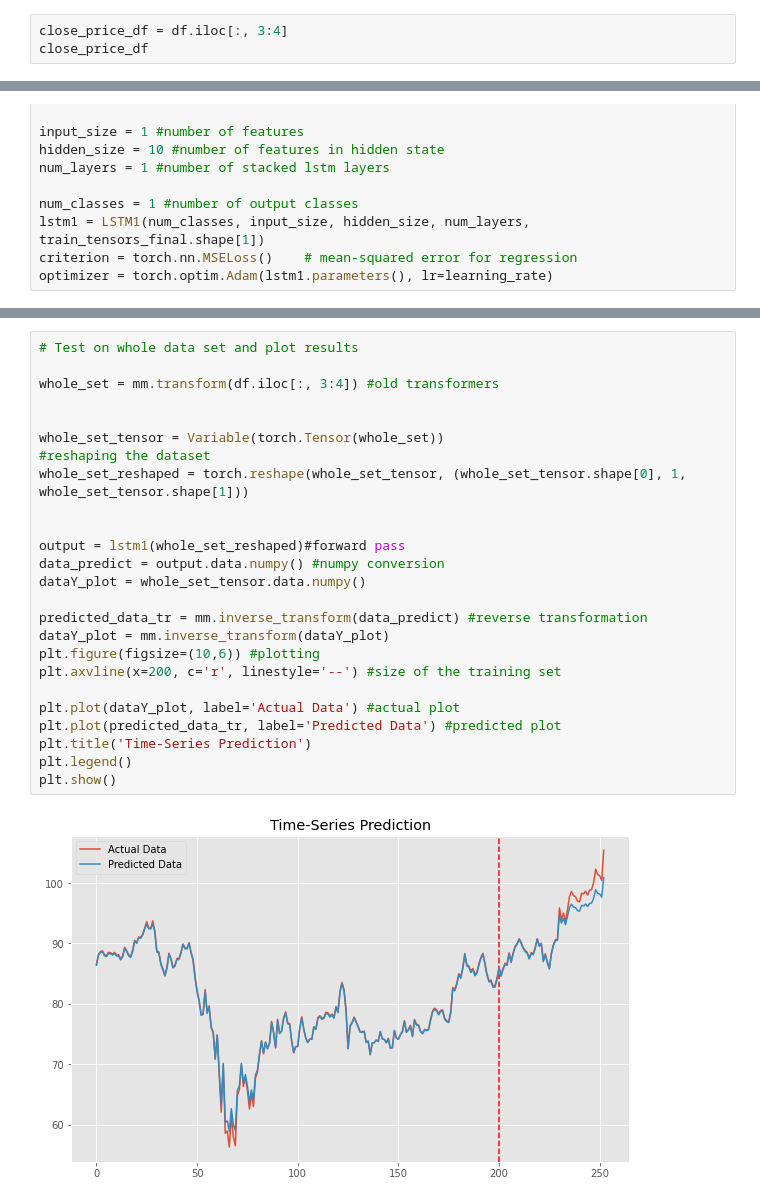
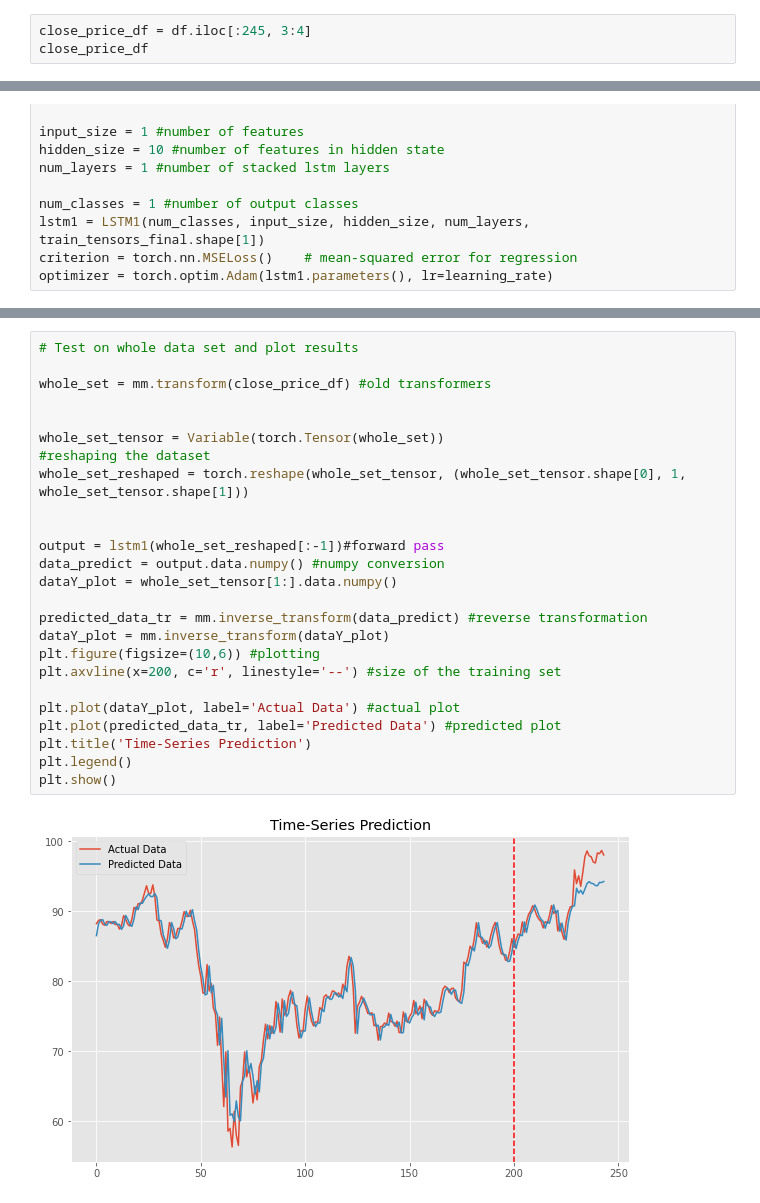
Before and after one commit to Kaktusowy500/BIAI, a Jupyter notebook: data_explore.ipynb, the cells around one changed output, grey strips where cells are left out. Cells and saved outputs as stored; diff of their text form.

```diff
--- a/data_explore.ipynb
+++ b/data_explore.ipynb
@@ -27,7 +27,7 @@ df['Close'].plot(label='CLOSE', title='Star Bucks Stock Close Price')
 <AxesSubplot:title={'center':'Star Bucks Stock Close Price'}, xlabel='Date'>
 [figure]
 # %%
-close_price_df = df.iloc[:, 3:4]
+close_price_df = df.iloc[:245, 3:4]
 close_price_df
 # %% [output]
 |  | Close |
@@ -175,27 +163,27 @@ Epoch: 900, loss: 0.00188
 # %%
 # Test on whole data set and plot results
 
-whole_set = mm.transform(df.iloc[:, 3:4]) #old transformers
+whole_set = mm.transform(close_price_df) #old transformers
 
 
 whole_set_tensor = Variable(torch.Tensor(whole_set))
 #reshaping the dataset
 whole_set_reshaped = torch.reshape(whole_set_tensor, (whole_set_tensor.shape[0], 1, whole_set_tensor.shape[1]))
 
 
-output = lstm1(whole_set_reshaped)#forward pass
+output = lstm1(whole_set_reshaped[:-1])#forward pass
 data_predict = output.data.numpy() #numpy conversion
-dataY_plot = whole_set_tensor.data.numpy()
+dataY_plot = whole_set_tensor[1:].data.numpy()
 
 predicted_data_tr = mm.inverse_transform(data_predict) #reverse transformation
 dataY_plot = mm.inverse_transform(dataY_plot)
 plt.figure(figsize=(10,6)) #plotting
 plt.axvline(x=200, c='r', linestyle='--') #size of the training set
 
 plt.plot(dataY_plot, label='Actual Data') #actual plot
 plt.plot(predicted_data_tr, label='Predicted Data') #predicted plot
 plt.title('Time-Series Prediction')
 plt.legend()
 plt.show()
 # %% [output]
-[figure, old version]
+[figure, new version]
```
Also changed, not shown: parts of 10 cells of this notebook, 1 other file.
